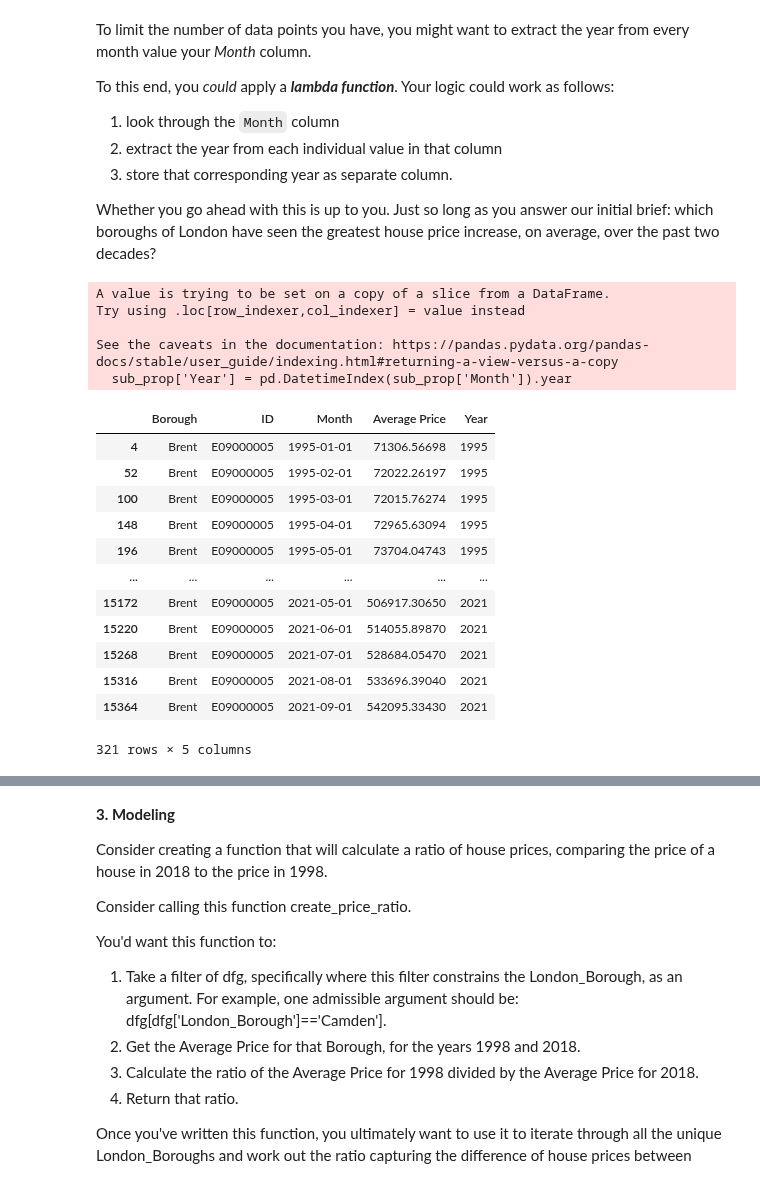
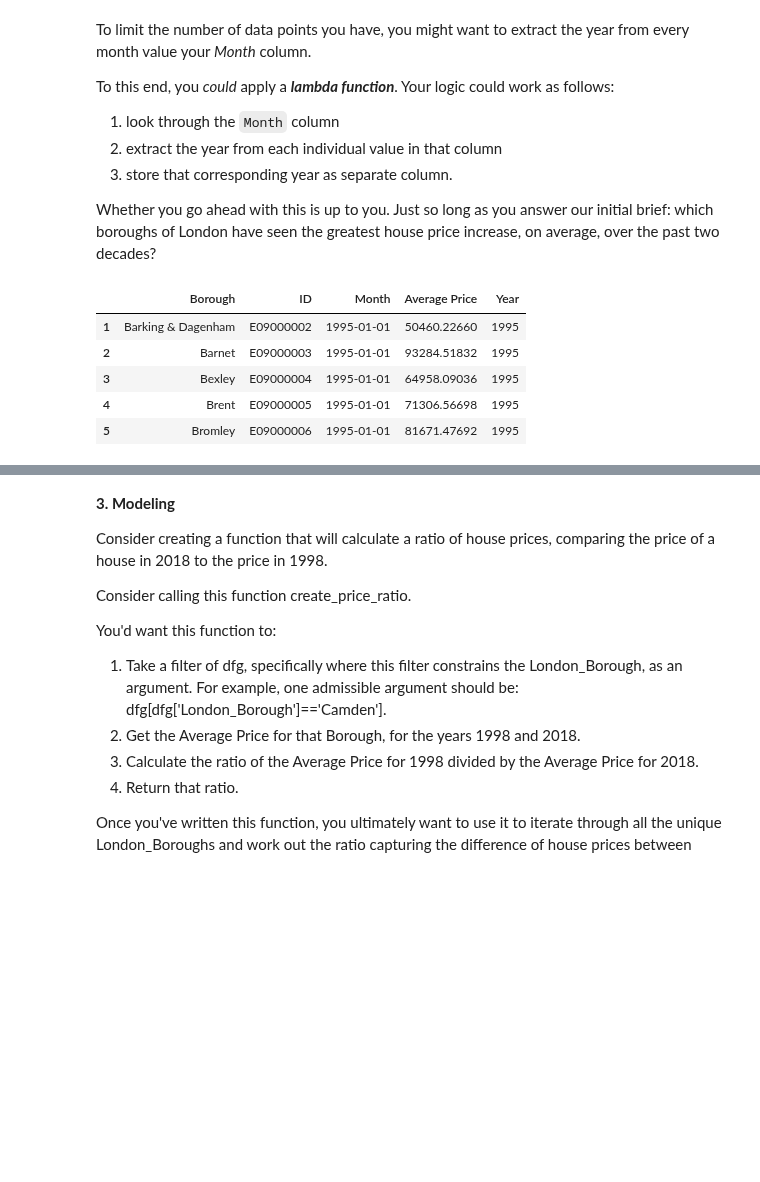
Before and after one commit to pablo-git8/Springboard-DS-Career-Track, a Jupyter notebook: Unit-4-Challenge-Tier-3_solvedSP.ipynb, the cells around one changed output, grey strips where cells are left out. Cells and saved outputs as stored; diff of their text form; code cells hidden in the pictures; blank space fills up the shorter version.

```diff
--- a/Unit-4-Challenge-Tier-3_solvedSP.ipynb
+++ b/Unit-4-Challenge-Tier-3_solvedSP.ipynb
@@ -348,27 +328,14 @@ To this end, you *could* apply a ***lambda function***. Your logic could work as
 
 Whether you go ahead with this is up to you. Just so long as you answer our initial brief: which boroughs of London have seen the greatest house price increase, on average, over the past two decades?
 # %%
-#Adding Year column extracting year from Month column at the subset DF
-sub_prop['Year'] = pd.DatetimeIndex(sub_prop['Month']).year
+#Adding Year column extracting year from Month column at the DF
+properties.loc[:,'Year'] = pd.DatetimeIndex(properties['Month']).year
-# %% [output]
-A value is trying to be set on a copy of a slice from a DataFrame.
-Try using .loc[row_indexer,col_indexer] = value instead
-
-See the caveats in the documentation: https://pandas.pydata.org/pandas-docs/stable/user_guide/indexing.html#returning-a-view-versus-a-copy
-  sub_prop['Year'] = pd.DatetimeIndex(sub_prop['Month']).year
-# %%
-sub_prop #Check the Year column created
-# %% [output]
-|  | Borough | ID | Month | Average Price | Year |
-| 4 | Brent | E09000005 | 1995-01-01 | 71306.56698 | 1995 |
-| 52 | Brent | E09000005 | 1995-02-01 | 72022.26197 | 1995 |
-| 100 | Brent | E09000005 | 1995-03-01 | 72015.76274 | 1995 |
-| 148 | Brent | E09000005 | 1995-04-01 | 72965.63094 | 1995 |
-| 196 | Brent | E09000005 | 1995-05-01 | 73704.04743 | 1995 |
-| ... | ... | ... | ... | ... | ... |
-| 15172 | Brent | E09000005 | 2021-05-01 | 506917.30650 | 2021 |
-| 15220 | Brent | E09000005 | 2021-06-01 | 514055.89870 | 2021 |
-| 15268 | Brent | E09000005 | 2021-07-01 | 528684.05470 | 2021 |
-| 15316 | Brent | E09000005 | 2021-08-01 | 533696.39040 | 2021 |
-| 15364 | Brent | E09000005 | 2021-09-01 | 542095.33430 | 2021 |
-321 rows × 5 columns
+# %%
+properties.head() #check the result on adding the Year column
+# %% [output]
+|  | Borough | ID | Month | Average Price | Year |
+| 1 | Barking & Dagenham | E09000002 | 1995-01-01 | 50460.22660 | 1995 |
+| 2 | Barnet | E09000003 | 1995-01-01 | 93284.51832 | 1995 |
+| 3 | Bexley | E09000004 | 1995-01-01 | 64958.09036 | 1995 |
+| 4 | Brent | E09000005 | 1995-01-01 | 71306.56698 | 1995 |
+| 5 | Bromley | E09000006 | 1995-01-01 | 81671.47692 | 1995 |
```
Also changed, not shown: parts of 10 cells of this notebook.
